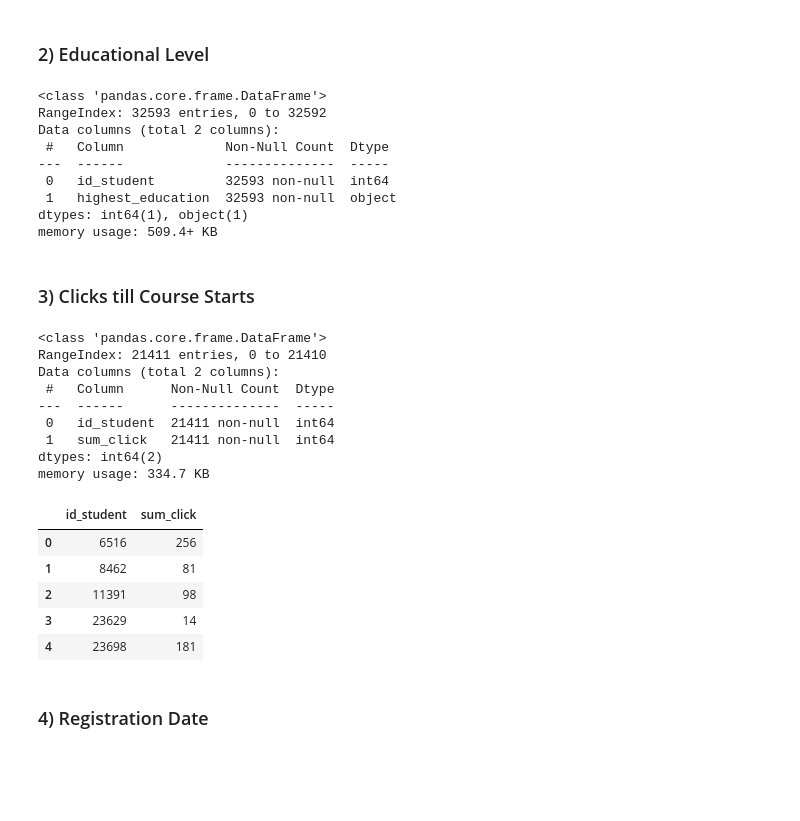
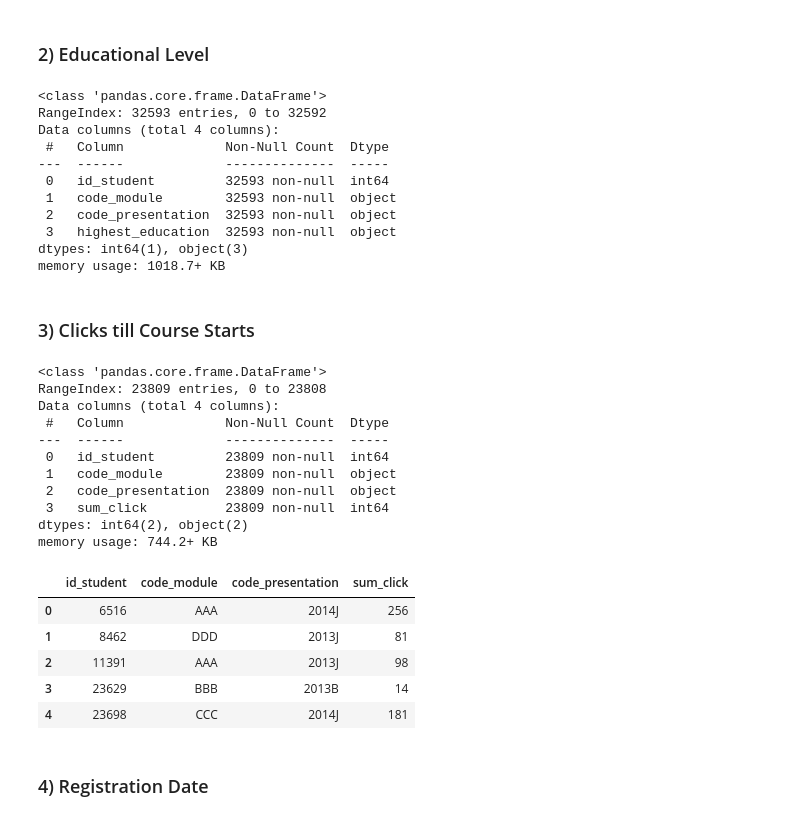
Before and after one commit to kazokid/UZOP-projekt, a Jupyter notebook: phase-one.ipynb, the cells around one changed output. Drawn from its saved outputs; the diff is of its cells as text; code cells hidden in the pictures; blank space fills up the shorter version.

```diff
--- a/phase-one.ipynb
+++ b/phase-one.ipynb
@@ -395,47 +411,51 @@ memory usage: 365.3 KB
 ### 2) Educational Level
 # %%
 # we only need the id_student and highest_education
-educationalLevel = studentInfo[['id_student','highest_education']]
+educationalLevel = studentInfo[['id_student', 'code_module', 'code_presentation', 'highest_education']]
 educationalLevel.info()
+# todo education level ima puno vise vrijendosti nego First Assignment Mark - to mozda i ima smisla jer nisu mozda svi ti studenti predali prvu predaju, ili nisu upisali na kraju course nikakav
 # %% [output]
 <class 'pandas.core.frame.DataFrame'>
 RangeIndex: 32593 entries, 0 to 32592
-Data columns (total 2 columns):
+Data columns (total 4 columns):
  #   Column             Non-Null Count  Dtype
 ---  ------             --------------  -----
  0   id_student         32593 non-null  int64
- 1   highest_education  32593 non-null  object
-dtypes: int64(1), object(1)
-memory usage: 509.4+ KB
+ 1   code_module        32593 non-null  object
+ 2   code_presentation  32593 non-null  object
+ 3   highest_education  32593 non-null  object
+dtypes: int64(1), object(3)
+memory usage: 1018.7+ KB
 # %% [markdown]
 ### 3) Clicks till Course Starts
 # %%
 # we only need the id_student and number of clicks before the course starts
-clicksTillCourseStarts = studentVle[['id_student','date','sum_click']]
+clicksTillCourseStarts = studentVle[['id_student','date','sum_click', 'code_module', 'code_presentation']]
 # we only need the number of clicks before the course starts
 clicksTillCourseStarts = clicksTillCourseStarts[clicksTillCourseStarts['date'] < 0]
-# we only need the id_student and sum_click
 # we only want to have 1 row per student - we need to agregate the sum_click
-clicksTillCourseStarts = clicksTillCourseStarts.groupby('id_student').sum().reset_index()
-clicksTillCourseStarts = clicksTillCourseStarts[['id_student','sum_click']]
+clicksTillCourseStarts = clicksTillCourseStarts.groupby(['id_student', 'code_module', 'code_presentation']).sum().reset_index()
+clicksTillCourseStarts = clicksTillCourseStarts[['id_student', 'code_module', 'code_presentation', 'sum_click']]
 clicksTillCourseStarts.info()
 clicksTillCourseStarts.head()
 # %% [output]
 <class 'pandas.core.frame.DataFrame'>
-RangeIndex: 21411 entries, 0 to 21410
-Data columns (total 2 columns):
- #   Column      Non-Null Count  Dtype
----  ------      --------------  -----
- 0   id_student  21411 non-null  int64
- 1   sum_click   21411 non-null  int64
-dtypes: int64(2)
-memory usage: 334.7 KB
+RangeIndex: 23809 entries, 0 to 23808
+Data columns (total 4 columns):
+ #   Column             Non-Null Count  Dtype
+---  ------             --------------  -----
+ 0   id_student         23809 non-null  int64
+ 1   code_module        23809 non-null  object
+ 2   code_presentation  23809 non-null  object
+ 3   sum_click          23809 non-null  int64
+dtypes: int64(2), object(2)
+memory usage: 744.2+ KB
-|  | id_student | sum_click |
-| 0 | 6516 | 256 |
-| 1 | 8462 | 81 |
-| 2 | 11391 | 98 |
-| 3 | 23629 | 14 |
-| 4 | 23698 | 181 |
+|  | id_student | code_module | code_presentation | sum_click |
+| 0 | 6516 | AAA | 2014J | 256 |
+| 1 | 8462 | DDD | 2013J | 81 |
+| 2 | 11391 | AAA | 2013J | 98 |
+| 3 | 23629 | BBB | 2013B | 14 |
+| 4 | 23698 | CCC | 2014J | 181 |
 # %% [markdown]
 ### 4) Registration Date
 # %%
```
Also changed, not shown: parts of 7 cells of this notebook.
